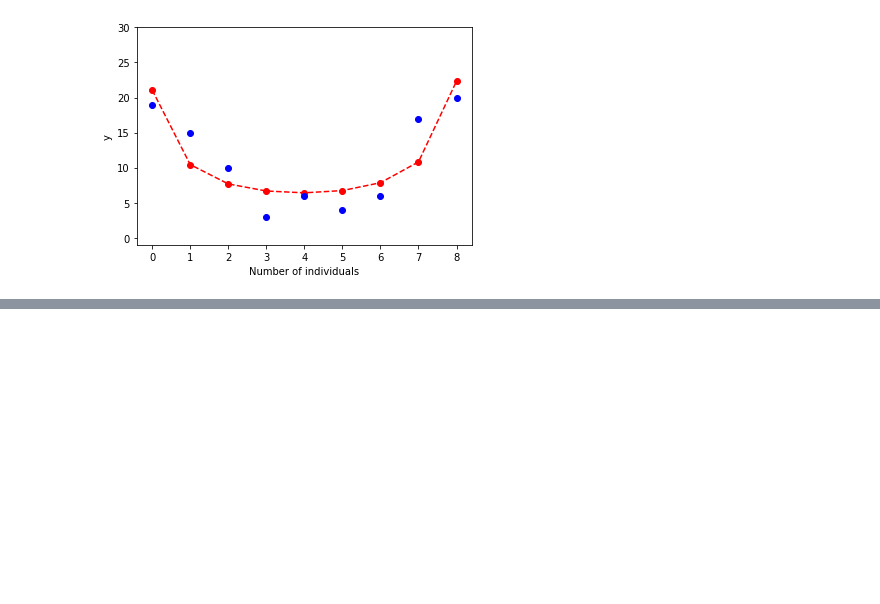
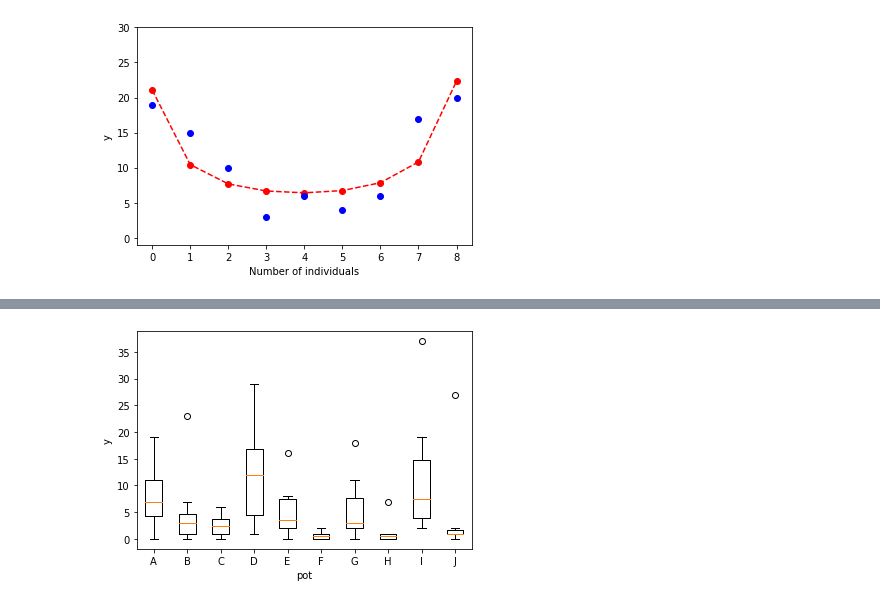
Before and after one commit to KFurudate/Midoribon, a Jupyter notebook: chap10.ipynb, the cells around one changed output, grey strips where cells are left out. Cells and saved outputs as stored; diff of their text form; code cells hidden in the pictures; blank space fills up the shorter version.

```diff
--- a/chap10.ipynb
+++ b/chap10.ipynb
@@ -268,0 +315,9 @@ plt.show()
+# %%
+label = data["pot"].unique()
+plt.boxplot([data[data.pot == i]["y"] for i in label], labels=label)
+plt.xlabel('pot')
+plt.ylabel('y')
+plt.plot()
+plt.show()
+# %% [output]
+[figure, added]
```
Also changed, not shown: parts of 10 cells of this notebook.
